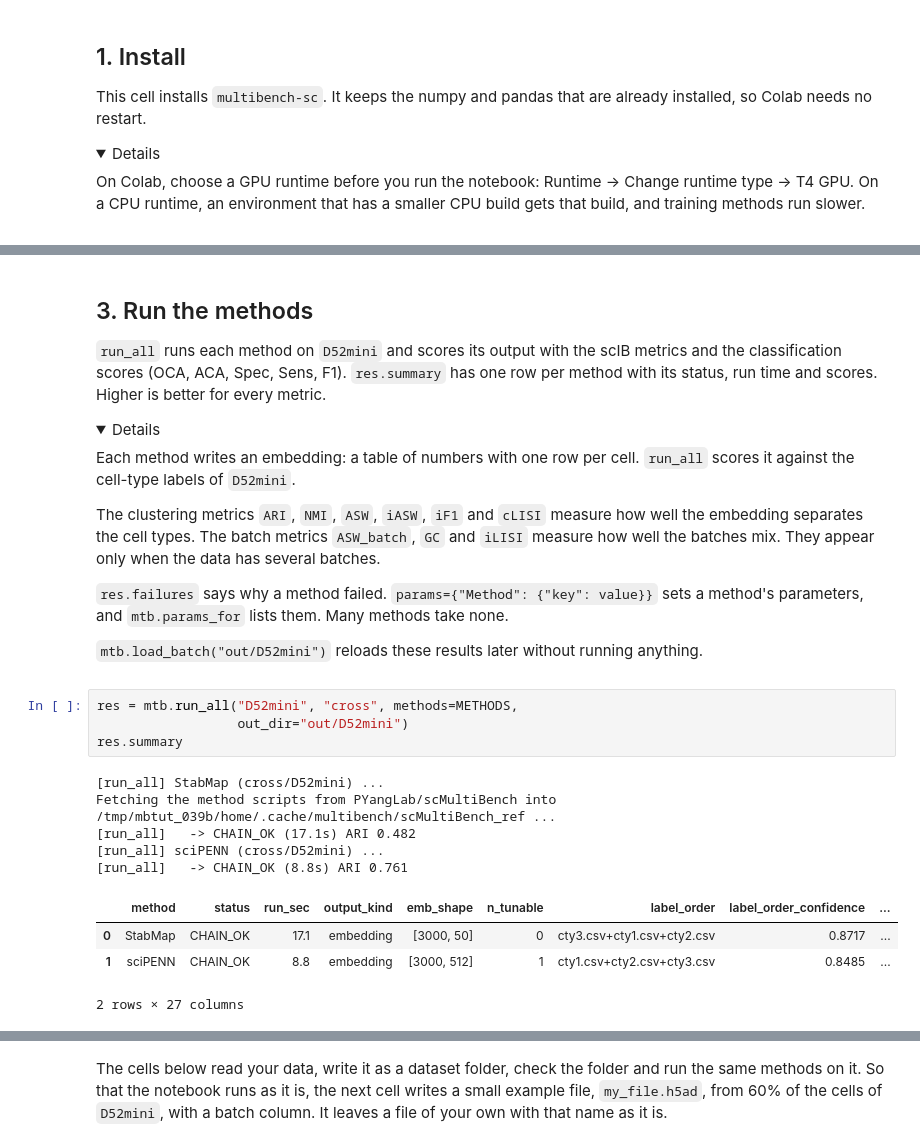
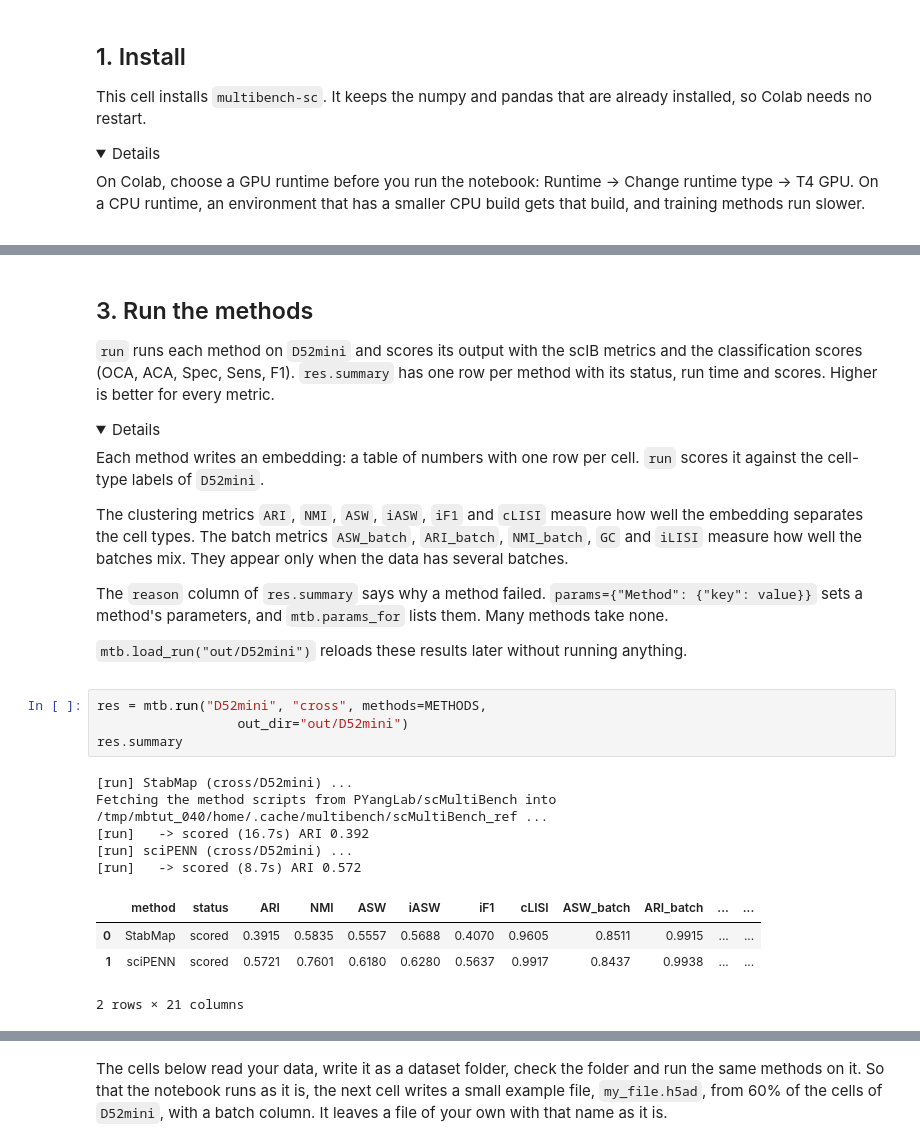
Before and after one commit to DSichang/scMultiBench, a Jupyter notebook: tutorials/cross_rna_adt/cross_rna_adt.ipynb, the cells around one changed output, grey strips where cells are left out. Drawn from its saved outputs; the diff is of its cells as text; folded sections open.

```diff
--- a/tutorials/cross_rna_adt/cross_rna_adt.ipynb
+++ b/tutorials/cross_rna_adt/cross_rna_adt.ipynb
@@ -72,34 +70,34 @@ pd.DataFrame(envs)[["env", "methods", "state"]]
 # %% [markdown]
 ## 3. Run the methods
 
-`run_all` runs each method on `D52mini` and scores its output with the scIB metrics and the classification scores (OCA, ACA, Spec, Sens, F1). `res.summary` has one row per method with its status, run time and scores. Higher is better for every metric.
+`run` runs each method on `D52mini` and scores its output with the scIB metrics and the classification scores (OCA, ACA, Spec, Sens, F1). `res.summary` has one row per method with its status, run time and scores. Higher is better for every metric.
 
 <details>
 <summary>Details</summary>
 
-Each method writes an embedding: a table of numbers with one row per cell. `run_all` scores it against the cell-type labels of `D52mini`.
+Each method writes an embedding: a table of numbers with one row per cell. `run` scores it against the cell-type labels of `D52mini`.
 
-The clustering metrics `ARI`, `NMI`, `ASW`, `iASW`, `iF1` and `cLISI` measure how well the embedding separates the cell types. The batch metrics `ASW_batch`, `GC` and `iLISI` measure how well the batches mix. They appear only when the data has several batches.
+The clustering metrics `ARI`, `NMI`, `ASW`, `iASW`, `iF1` and `cLISI` measure how well the embedding separates the cell types. The batch metrics `ASW_batch`, `ARI_batch`, `NMI_batch`, `GC` and `iLISI` measure how well the batches mix. They appear only when the data has several batches.
 
-`res.failures` says why a method failed. `params={"Method": {"key": value}}` sets a method's parameters, and `mtb.params_for` lists them. Many methods take none.
+The `reason` column of `res.summary` says why a method failed. `params={"Method": {"key": value}}` sets a method's parameters, and `mtb.params_for` lists them. Many methods take none.
 
-`mtb.load_batch("out/D52mini")` reloads these results later without running anything.
+`mtb.load_run("out/D52mini")` reloads these results later without running anything.
 
 </details>
 # %%
-res = mtb.run_all("D52mini", "cross", methods=METHODS,
+res = mtb.run("D52mini", "cross", methods=METHODS,
                   out_dir="out/D52mini")
 res.summary
 # %% [output]
-[run_all] StabMap (cross/D52mini) ...
-Fetching the method scripts from PYangLab/scMultiBench into /tmp/mbtut_039b/home/.cache/multibench/scMultiBench_ref ...
-[run_all]   -> CHAIN_OK (17.1s) ARI 0.482
-[run_all] sciPENN (cross/D52mini) ...
-[run_all]   -> CHAIN_OK (8.8s) ARI 0.761
+[run] StabMap (cross/D52mini) ...
+Fetching the method scripts from PYangLab/scMultiBench into /tmp/mbtut_040/home/.cache/multibench/scMultiBench_ref ...
+[run]   -> scored (16.7s) ARI 0.392
+[run] sciPENN (cross/D52mini) ...
+[run]   -> scored (8.7s) ARI 0.572
-|  | method | status | run_sec | output_kind | emb_shape | n_tunable | label_order | label_order_confidence | ... |
-| 0 | StabMap | CHAIN_OK | 17.1 | embedding | [3000, 50] | 0 | cty3.csv+cty1.csv+cty2.csv | 0.8717 | ... |
-| 1 | sciPENN | CHAIN_OK | 8.8 | embedding | [3000, 512] | 1 | cty1.csv+cty2.csv+cty3.csv | 0.8485 | ... |
+|  | method | status | ARI | NMI | ASW | iASW | iF1 | cLISI | ASW_batch | ARI_batch | ... | ... |
+| 0 | StabMap | scored | 0.3915 | 0.5835 | 0.5557 | 0.5688 | 0.4070 | 0.9605 | 0.8511 | 0.9915 | ... | ... |
+| 1 | sciPENN | scored | 0.5721 | 0.7601 | 0.6180 | 0.6280 | 0.5637 | 0.9917 | 0.8437 | 0.9938 | ... | ... |
-2 rows × 27 columns
+2 rows × 21 columns
 # %% [markdown]
 ## 4. Plot
 
```
Also changed, not shown: parts of 14 cells of this notebook, 56 other files.
